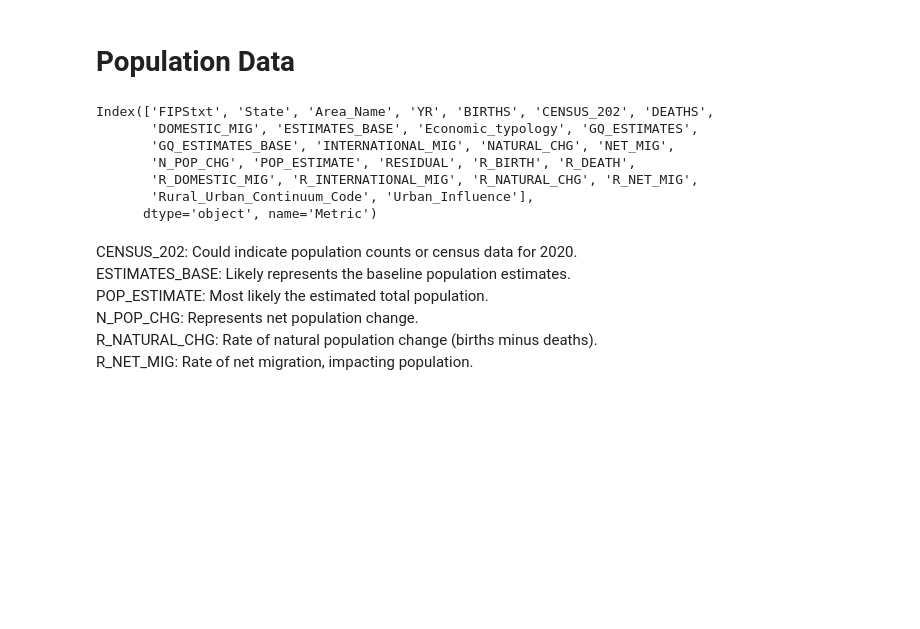
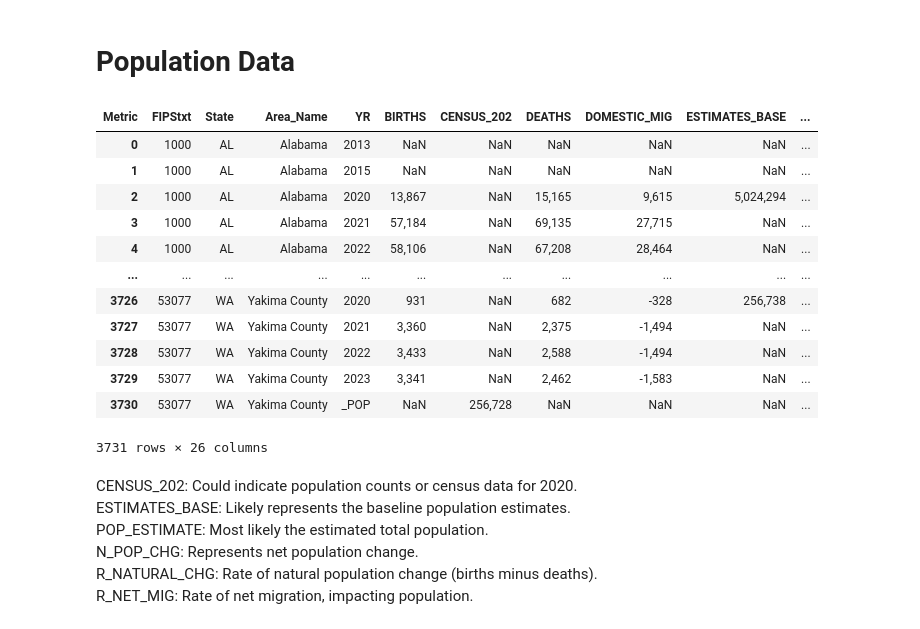
Before and after one commit to MIDS-at-Duke/opioids-2024-data-queens-king, a Jupyter notebook: USDA_data.ipynb, the cells around one changed output. Drawn from its saved outputs; the diff is of its cells as text; code cells hidden in the pictures; blank space fills up the shorter version.

```diff
--- a/USDA_data.ipynb
+++ b/USDA_data.ipynb
@@ -159,29 +159,35 @@ med_income_data.head(5)
 # %%
 population=pd.read_csv("USDA_data/Population.csv")
 population_filted=population[population["State"].isin(["FL", "WA", "OR", "GA", "OK", "AL", "CO", "ME"])]
 population_filted_melt = population_filted.melt(
     id_vars=['FIPStxt', 'State', 'Area_Name'],
     var_name='Metric',
     value_name='value'
 )
 population_filted_melt['YR'] = population_filted_melt['Metric'].str[-4:]
 population_filted_melt['Metric'] = population_filted_melt['Metric'].str[:-5]
 population_filted_pivot = population_filted_melt.pivot(
     index=['FIPStxt', 'State', 'Area_Name', 'YR'],  # Identifiers for rows
     columns='Metric',                              # Column headers
     values='value'                                 # Values to populate
 )
 
 population_filted_pivot.reset_index(inplace=True)
-population_filted_pivot.columns
+population_filted_pivot
 # %% [output]
+| Metric | FIPStxt | State | Area_Name | YR | BIRTHS | CENSUS_202 | DEATHS | DOMESTIC_MIG | ESTIMATES_BASE | ... |
+| 0 | 1000 | AL | Alabama | 2013 | NaN | NaN | NaN | NaN | NaN | ... |
+| 1 | 1000 | AL | Alabama | 2015 | NaN | NaN | NaN | NaN | NaN | ... |
+| 2 | 1000 | AL | Alabama | 2020 | 13,867 | NaN | 15,165 | 9,615 | 5,024,294 | ... |
+| 3 | 1000 | AL | Alabama | 2021 | 57,184 | NaN | 69,135 | 27,715 | NaN | ... |
+| 4 | 1000 | AL | Alabama | 2022 | 58,106 | NaN | 67,208 | 28,464 | NaN | ... |
+| ... | ... | ... | ... | ... | ... | ... | ... | ... | ... | ... |
+| 3726 | 53077 | WA | Yakima County | 2020 | 931 | NaN | 682 | -328 | 256,738 | ... |
+| 3727 | 53077 | WA | Yakima County | 2021 | 3,360 | NaN | 2,375 | -1,494 | NaN | ... |
+| 3728 | 53077 | WA | Yakima County | 2022 | 3,433 | NaN | 2,588 | -1,494 | NaN | ... |
+| 3729 | 53077 | WA | Yakima County | 2023 | 3,341 | NaN | 2,462 | -1,583 | NaN | ... |
+| 3730 | 53077 | WA | Yakima County | _POP | NaN | 256,728 | NaN | NaN | NaN | ... |
-Index(['FIPStxt', 'State', 'Area_Name', 'YR', 'BIRTHS', 'CENSUS_202', 'DEATHS',
-       'DOMESTIC_MIG', 'ESTIMATES_BASE', 'Economic_typology', 'GQ_ESTIMATES',
-       'GQ_ESTIMATES_BASE', 'INTERNATIONAL_MIG', 'NATURAL_CHG', 'NET_MIG',
-       'N_POP_CHG', 'POP_ESTIMATE', 'RESIDUAL', 'R_BIRTH', 'R_DEATH',
-       'R_DOMESTIC_MIG', 'R_INTERNATIONAL_MIG', 'R_NATURAL_CHG', 'R_NET_MIG',
-       'Rural_Urban_Continuum_Code', 'Urban_Influence'],
-      dtype='object', name='Metric')
+3731 rows × 26 columns
 # %% [markdown]
 CENSUS_202: Could indicate population counts or census data for 2020.
 ESTIMATES_BASE: Likely represents the baseline population estimates.
```
Also changed, not shown: parts of 2 cells of this notebook, 8 other files.
